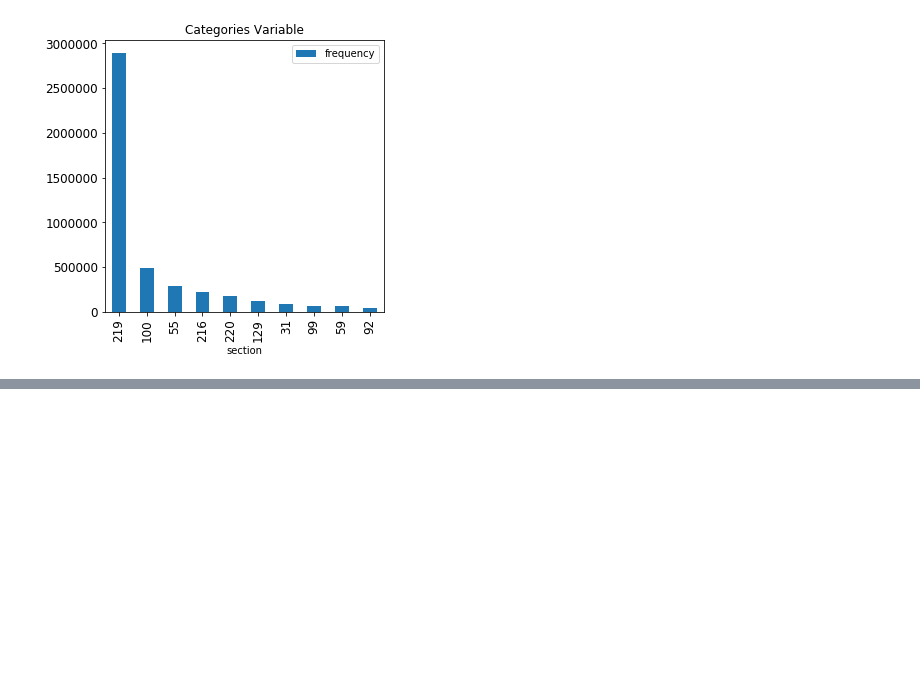
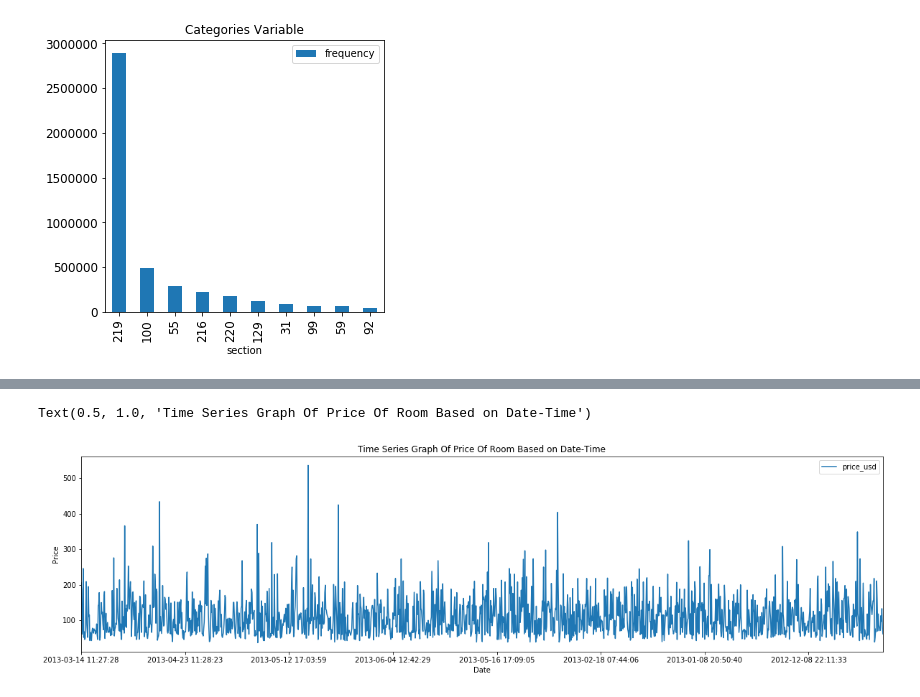
Before and after one commit to levrex/HotelSearchRanking, a Jupyter notebook: CreatingClassifier.ipynb, the cells around one changed output, grey strips where cells are left out. Cells and saved outputs as stored; diff of their text form; code cells hidden in the pictures; blank space fills up the shorter version.

```diff
--- a/CreatingClassifier.ipynb
+++ b/CreatingClassifier.ipynb
@@ -44,0 +97,10 @@ ax = df.plot(kind='bar',  title ="Categories Variable", figsize=(5, 5), x='secti
+# %%
+df = df_hotel.loc[df_hotel['prop_id'] == 104517]
+
+df = df.loc[df['visitor_location_country_id'] == 219]
+
+df = df.loc[df['srch_room_count'] == 1]
+
+df = df[['date_time', 'price_usd', 'srch_booking_window', 'srch_saturday_night_bool']]
+
+df.head()
@@ -44,0 +135,9 @@ ax = df.plot(kind='bar',  title ="Categories Variable", figsize=(5, 5), x='secti
+# %%
+df = df.loc[df['price_usd']!=5584] # remove outlier
+df.plot(x='date_time',y='price_usd',figsize=(20,5))
+plt.xlabel('Date')
+plt.ylabel('Price')
+plt.title("Time Series Graph Of Price Of Room Based on Date-Time")
+# %% [output]
+Text(0.5, 1.0, 'Time Series Graph Of Price Of Room Based on Date-Time')
+[figure, added]
```
Also changed, not shown: parts of 50 cells of this notebook, 4 other files.
